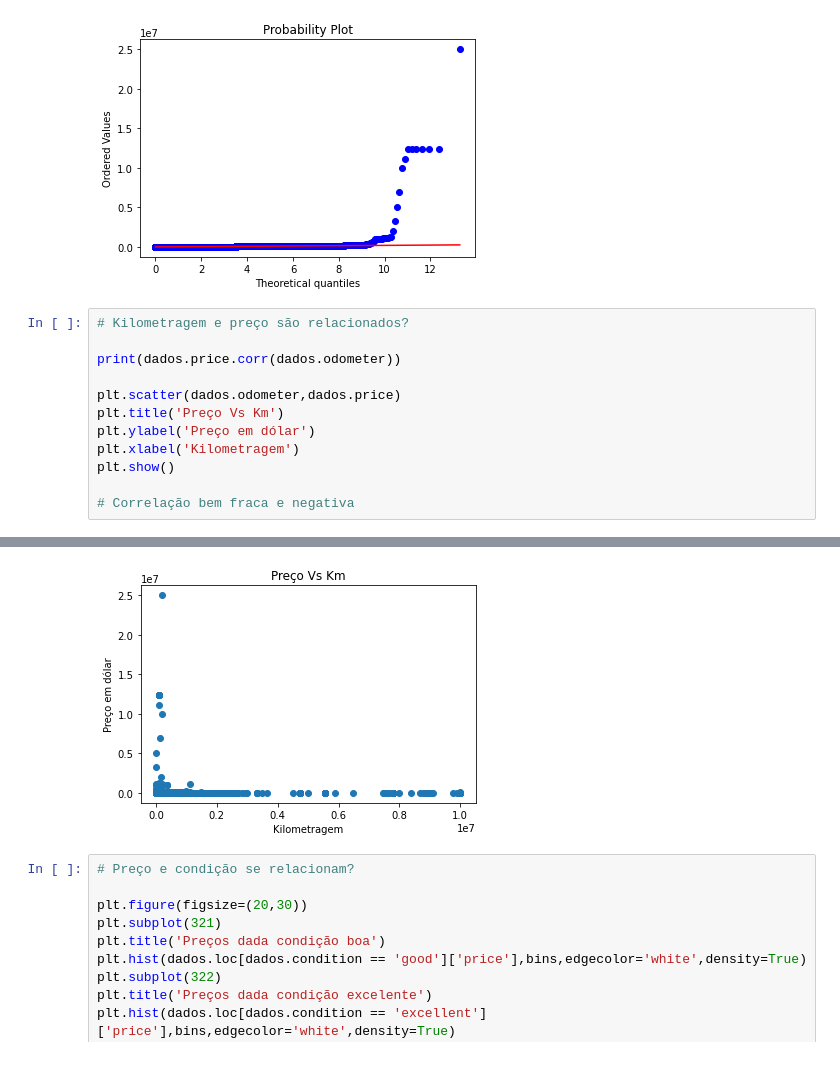
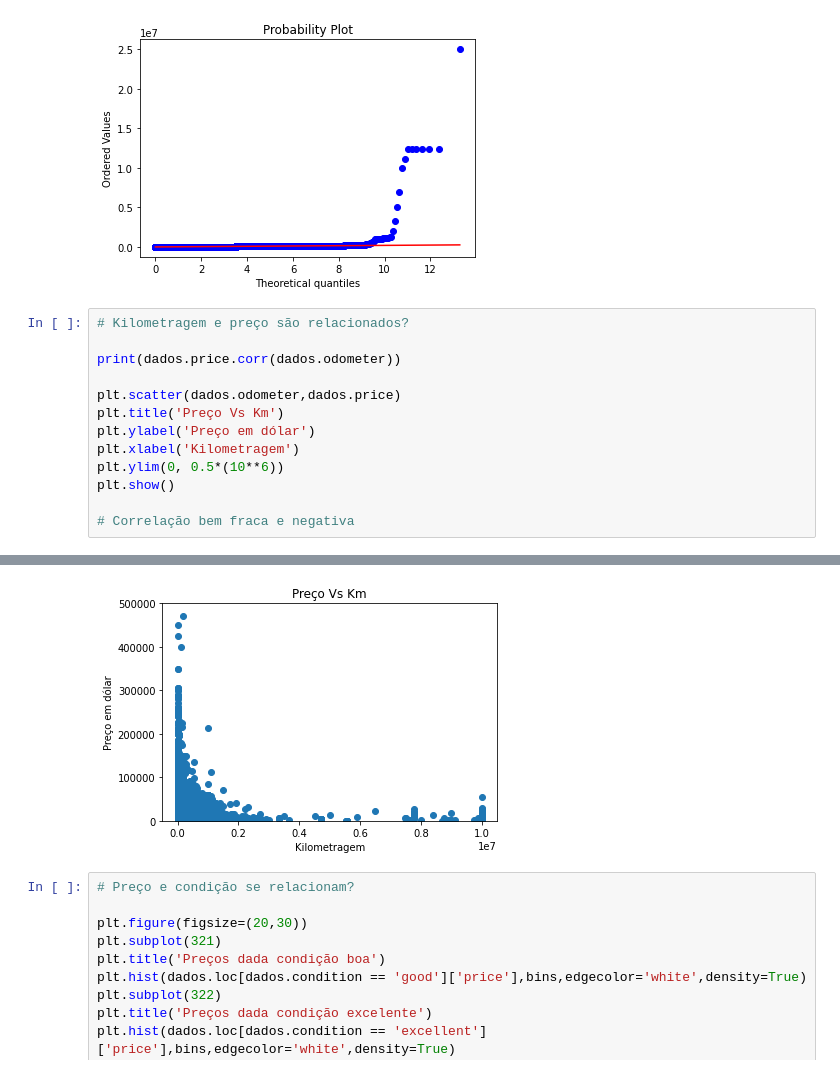
Before and after one commit to MekhyW/Car-Resell-Price-Predictor, a Jupyter notebook: Predictor.ipynb, the cells around one changed output, grey strips where cells are left out. Saved outputs shown, nothing was run; the diff lists cells and outputs as text.

```diff
--- a/Predictor.ipynb
+++ b/Predictor.ipynb
@@ -138,6 +142,7 @@ plt.scatter(dados.odometer,dados.price)
 plt.title('Preço Vs Km')
 plt.ylabel('Preço em dólar')
 plt.xlabel('Kilometragem')
+plt.ylim(0, 0.5*(10**6))
 plt.show()
 
 # Correlação bem fraca e negativa
@@ -146,4 +151,4 @@ plt.show()
-[figure, old version]
+[figure, new version]
 # %%
 # Preço e condição se relacionam?
 
```
Also changed, not shown: parts of 8 cells of this notebook.
